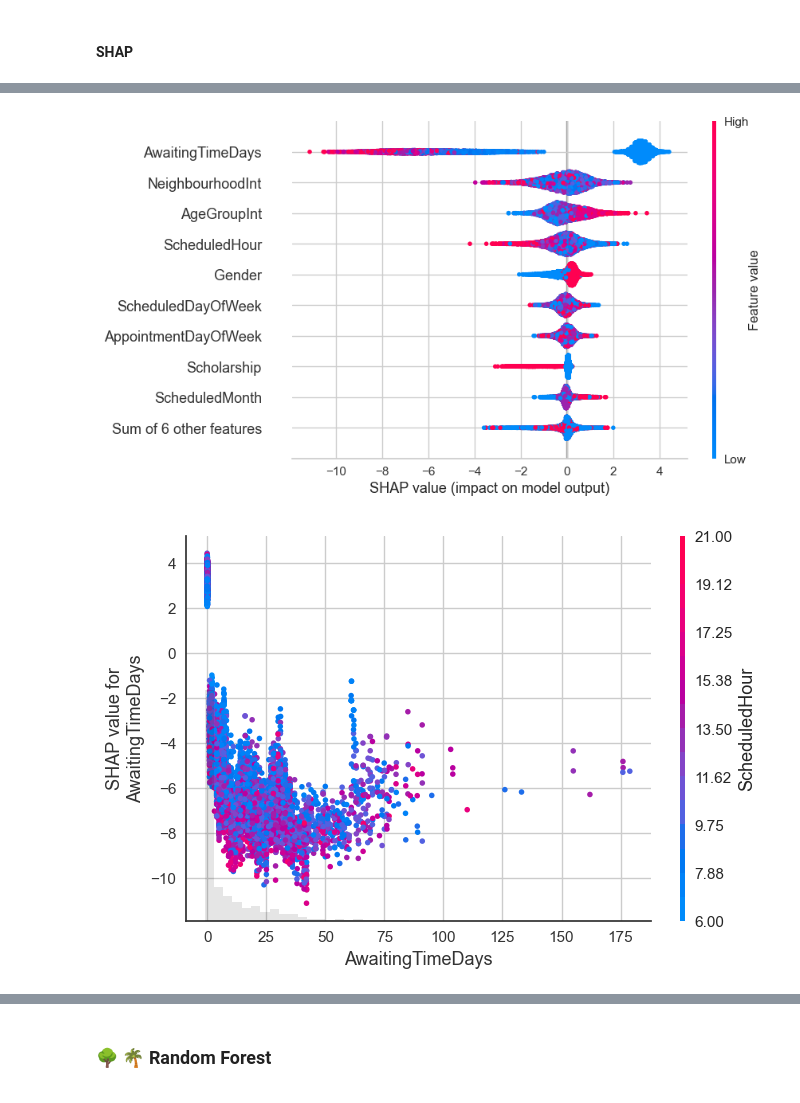
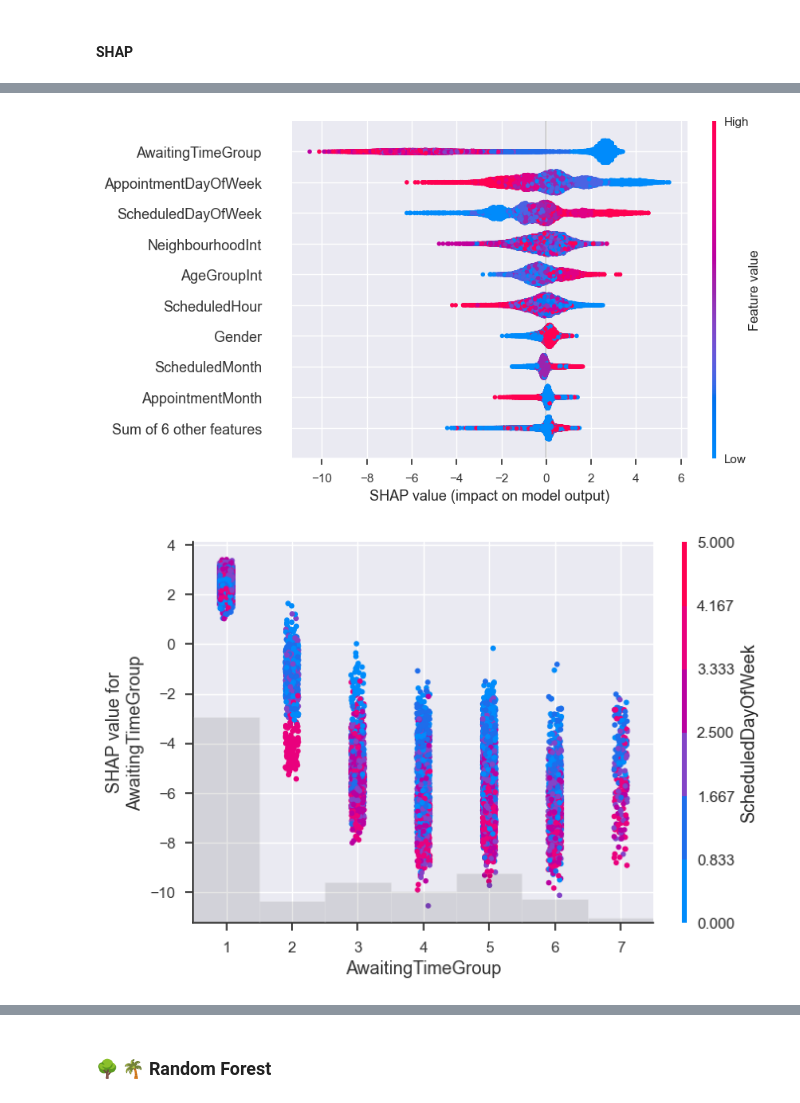
Before and after one commit to polejowska/mappshow-ml-xai, a Jupyter notebook: classifiers_xai.ipynb, the cells around one changed output, grey strips where cells are left out. Saved outputs shown, nothing was run; the diff lists cells and outputs as text; code cells hidden in the pictures.

Commit message:
group awaiting time days

```diff
--- a/classifiers_xai.ipynb
+++ b/classifiers_xai.ipynb
@@ -109,7 +109,7 @@ from pdpbox import pdp
 # %% [markdown]
 ### 🗂 Prepare data (data split, deal with imbalanced data)
 # %%
-df = pd.read_csv('data/cleaned_data.csv')
+df = pd.read_csv('data/cleaned_data_2.csv')
 df.info()
 # %% [output]
 <class 'pandas.core.frame.DataFrame'>
@@ -375,11 +375,11 @@ shap.plots.bar(shap_values)
 # %%
 shap.plots.beeswarm(shap_values)
 # %% [output]
-[figure, old version]
+[figure, new version]
 # %%
-shap.plots.scatter(shap_values[:, "AwaitingTimeDays"], color=shap_values)
+shap.plots.scatter(shap_values[:, "AwaitingTimeGroup"], color=shap_values)
 # %% [output]
-[figure, old version]
+[figure, new version]
 # %%
 shap.plots.scatter(shap_values[:, "NeighbourhoodInt"], color=shap_values)
 # %% [output]
```
Also changed, not shown: parts of 22 cells of this notebook, 1 other file.
